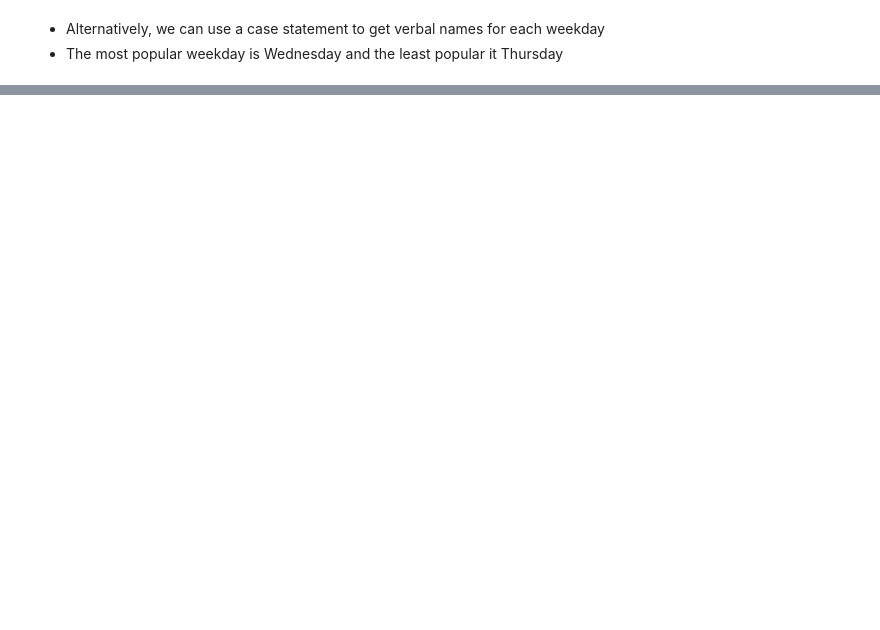
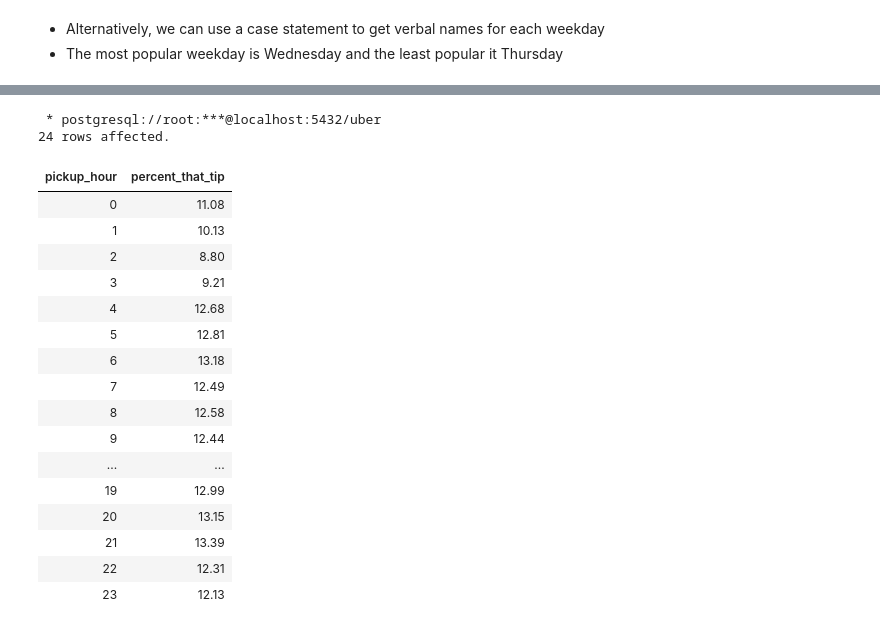
Before and after one commit to mjv2146/uber-nyc, a Jupyter notebook: notebooks/02_time.ipynb, the cells around one changed output, grey strips where cells are left out. Cells and saved outputs as stored; diff of their text form; code cells hidden in the pictures; blank space fills up the shorter version.

```diff
--- a/notebooks/02_time.ipynb
+++ b/notebooks/02_time.ipynb
@@ -123,0 +126,29 @@ ORDER BY dow ASC
+# %%
+%%sql
+SELECT pickup_hour,
+ROUND( 100*
+    AVG(has_tips)
+, 2) percent_that_tip
+FROM main
+GROUP BY pickup_hour
+ORDER BY pickup_hour ASC;
+# %% [output]
+ * postgresql://root:***@localhost:5432/uber
+24 rows affected.
+| pickup_hour | percent_that_tip |
+| 0 | 11.08 |
+| 1 | 10.13 |
+| 2 | 8.80 |
+| 3 | 9.21 |
+| 4 | 12.68 |
+| 5 | 12.81 |
+| 6 | 13.18 |
+| 7 | 12.49 |
+| 8 | 12.58 |
+| 9 | 12.44 |
+| ... | ... |
+| 19 | 12.99 |
+| 20 | 13.15 |
+| 21 | 13.39 |
+| 22 | 12.31 |
+| 23 | 12.13 |
```
Also changed, not shown: parts of 5 cells of this notebook, 6 other files.
